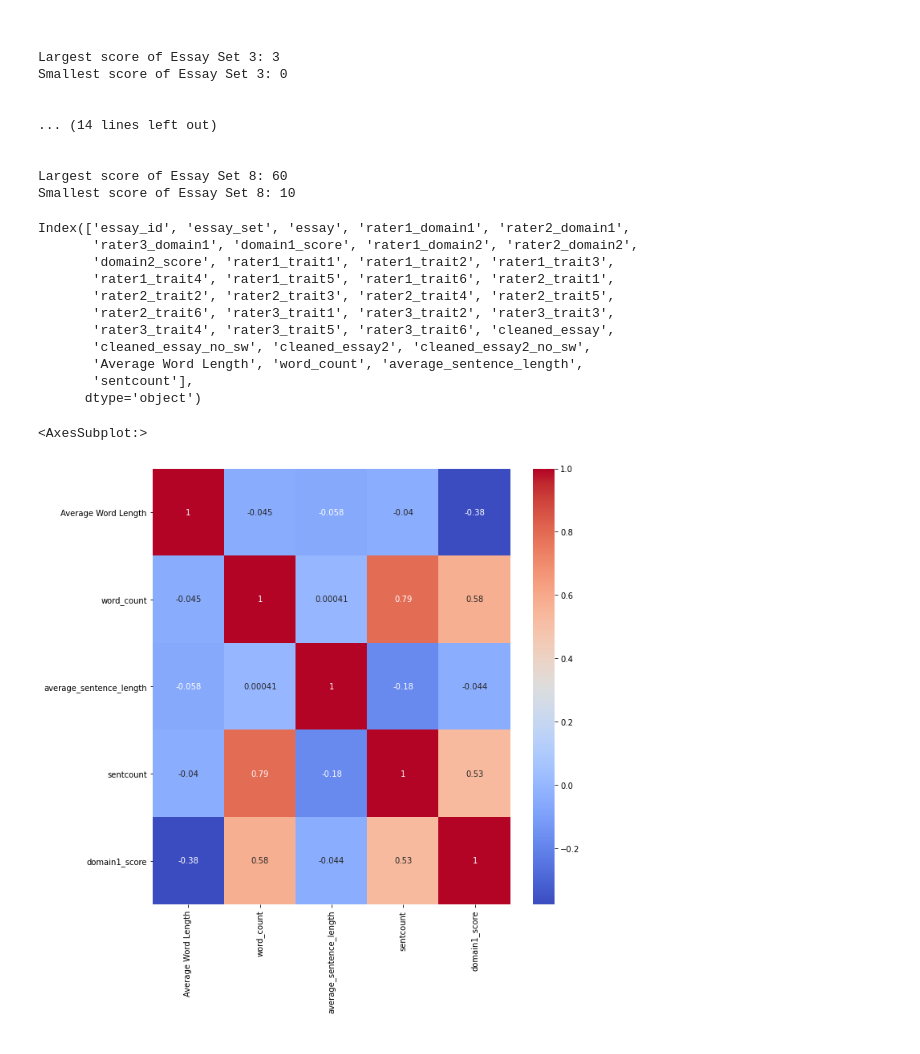
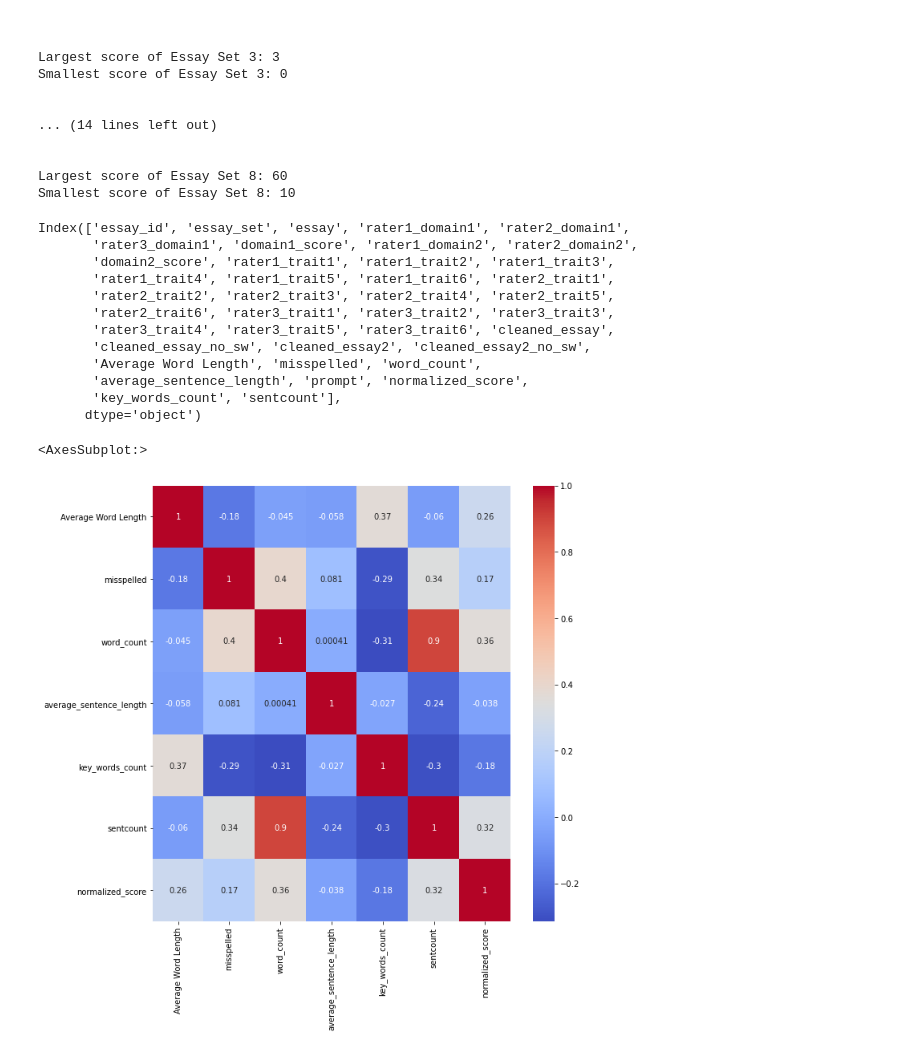
Before and after one commit to Nazarshia2889/AutomatedEssayGrader, a Jupyter notebook: essaygrader/data exploration/DataExploration.ipynb, the cells around one changed output. Cells and saved outputs as stored; diff of their text form; code cells hidden in the pictures.

```diff
--- a/essaygrader/data exploration/DataExploration.ipynb
+++ b/essaygrader/data exploration/DataExploration.ipynb
@@ -102,7 +102,7 @@ Smallest score of Essay Set 3: 0
 Largest score of Essay Set 8: 60
 Smallest score of Essay Set 8: 10
 # %%
-df = pd.read_feather('~/Documents/GitHub/AutomatedEssayGrader/essaygrader/data/essaysPrelim.feather')
+df = pd.read_feather('~/Documents/GitHub/AutomatedEssayGrader/essaygrader/data/prelimData.feather')
 df.columns
 # %% [output]
 Index(['essay_id', 'essay_set', 'essay', 'rater1_domain1', 'rater2_domain1',
@@ -113,15 +113,16 @@ Index(['essay_id', 'essay_set', 'essay', 'rater1_domain1', 'rater2_domain1',
        'rater2_trait6', 'rater3_trait1', 'rater3_trait2', 'rater3_trait3',
        'rater3_trait4', 'rater3_trait5', 'rater3_trait6', 'cleaned_essay',
        'cleaned_essay_no_sw', 'cleaned_essay2', 'cleaned_essay2_no_sw',
-       'Average Word Length', 'word_count', 'average_sentence_length',
-       'sentcount'],
+       'Average Word Length', 'misspelled', 'word_count',
+       'average_sentence_length', 'prompt', 'normalized_score',
+       'key_words_count', 'sentcount'],
       dtype='object')
 # %%
-prelim = df[['Average Word Length', 'word_count', 'average_sentence_length', 'sentcount', 'domain1_score']]
+prelim = df[['Average Word Length', 'misspelled', 'word_count', 'average_sentence_length', 'key_words_count', 'sentcount', 'normalized_score']]
 corr = prelim.corr()
 plt.figure(figsize=(10, 10))
 sns.heatmap(corr, cmap='coolwarm', annot=True)
 # %% [output]
 <AxesSubplot:>
-[figure, old version]
+[figure, new version]
 # %%
```
Also changed, not shown: parts of 8 cells of this notebook.
